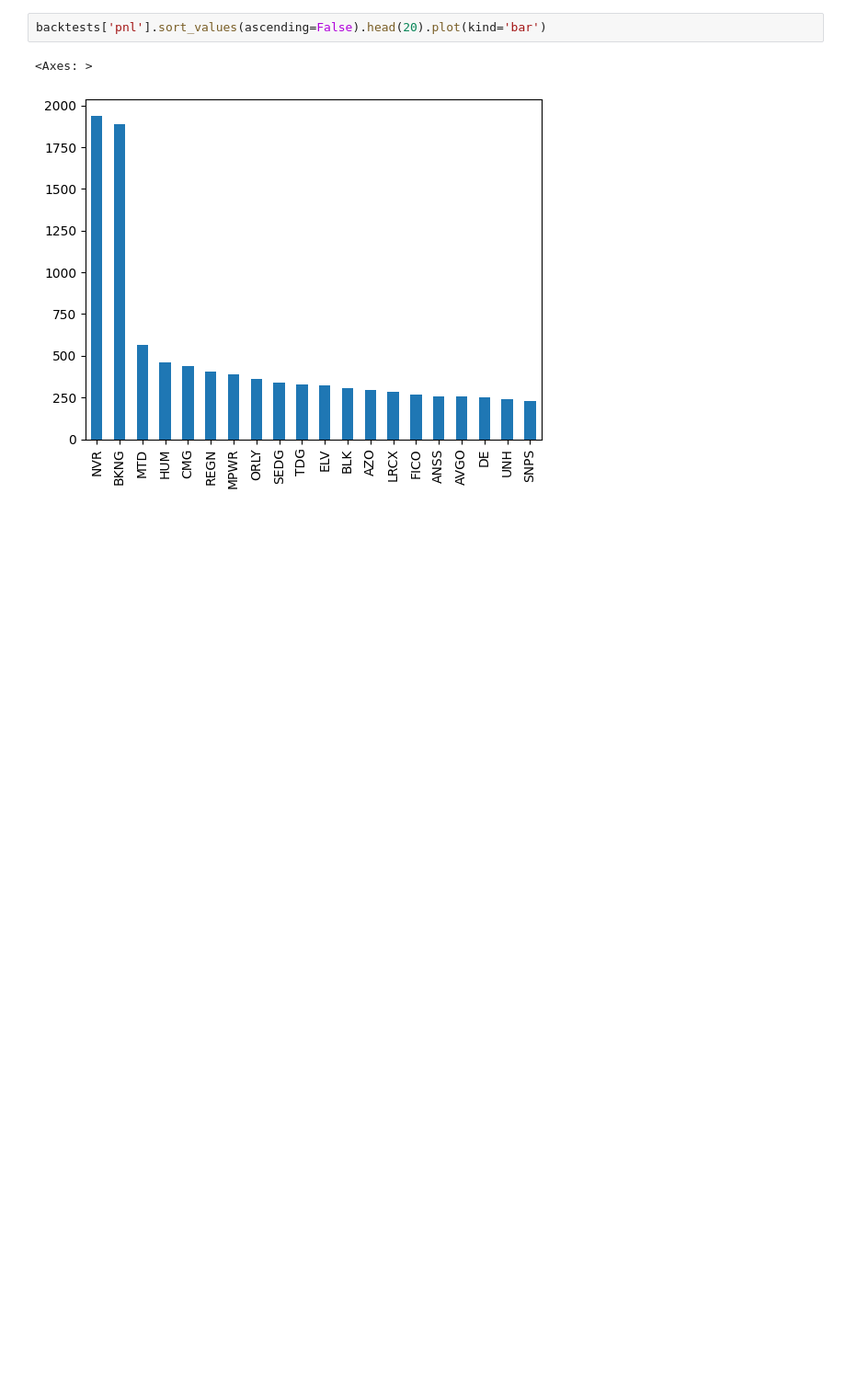
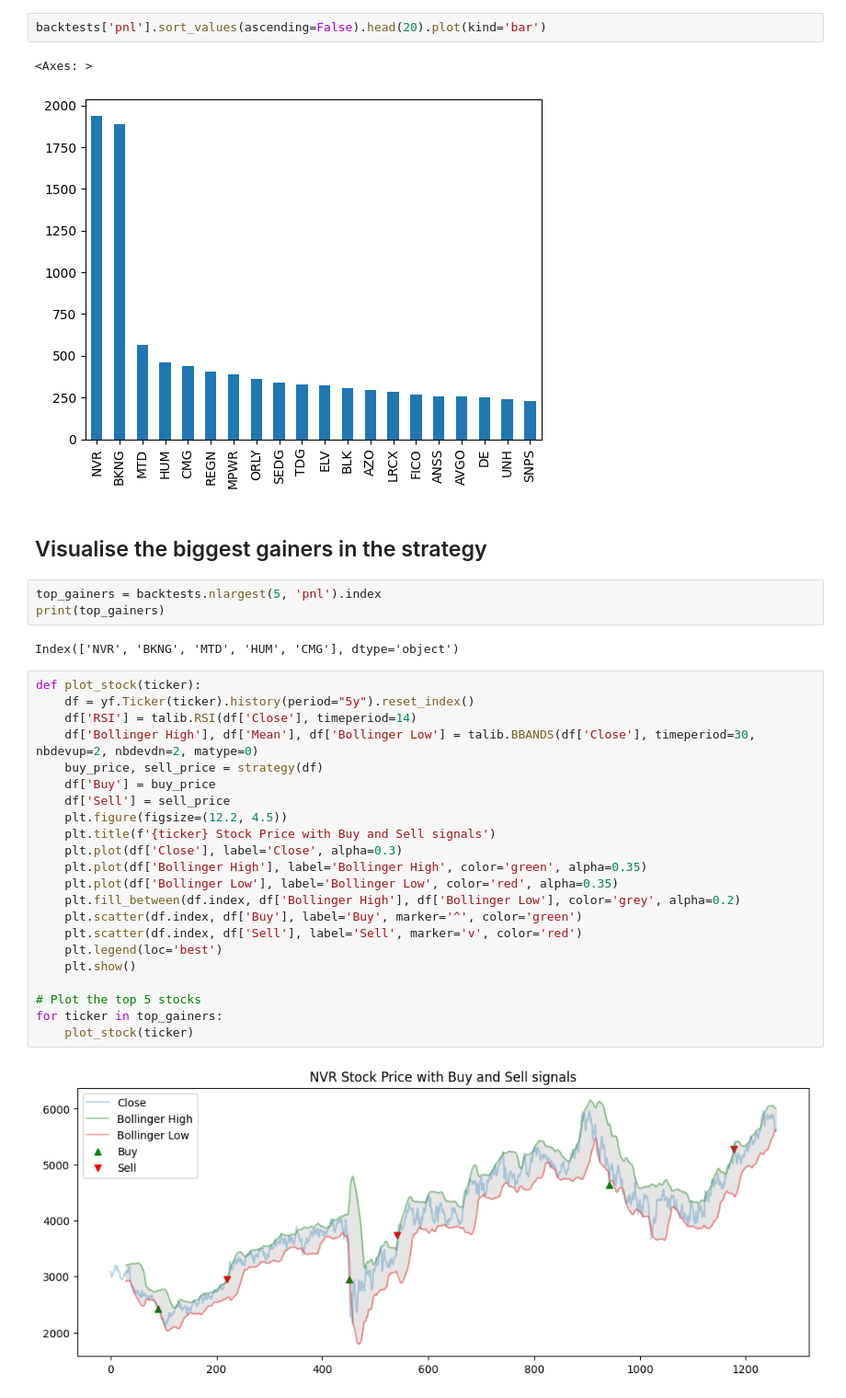
Before and after one commit to 123justinfung/PyStrats, a Jupyter notebook: Equity research/Bbands and RSI.ipynb, the cells around one changed output. Shown at 92% size. Saved outputs shown, nothing was run; the diff lists cells and outputs as text; blank space fills up the shorter version.

```diff
--- a/Equity research/Bbands and RSI.ipynb
+++ b/Equity research/Bbands and RSI.ipynb
@@ -296,3 +292,34 @@ backtests['pnl'].sort_values(ascending=False).head(20).plot(kind='bar')
 # %% [output]
 <Axes: >
 [figure]
+# %% [markdown]
+## Visualise the biggest gainers in the strategy
+# %%
+top_gainers = backtests.nlargest(5, 'pnl').index
+print(top_gainers)
+# %% [output]
+Index(['NVR', 'BKNG', 'MTD', 'HUM', 'CMG'], dtype='object')
+# %%
+def plot_stock(ticker):
+    df = yf.Ticker(ticker).history(period="5y").reset_index()
+    df['RSI'] = talib.RSI(df['Close'], timeperiod=14)
+    df['Bollinger High'], df['Mean'], df['Bollinger Low'] = talib.BBANDS(df['Close'], timeperiod=30, nbdevup=2, nbdevdn=2, matype=0)
+    buy_price, sell_price = strategy(df)
+    df['Buy'] = buy_price
+    df['Sell'] = sell_price
+    plt.figure(figsize=(12.2, 4.5))
+    plt.title(f'{ticker} Stock Price with Buy and Sell signals')
+    plt.plot(df['Close'], label='Close', alpha=0.3)
+    plt.plot(df['Bollinger High'], label='Bollinger High', color='green', alpha=0.35)
+    plt.plot(df['Bollinger Low'], label='Bollinger Low', color='red', alpha=0.35)
+    plt.fill_between(df.index, df['Bollinger High'], df['Bollinger Low'], color='grey', alpha=0.2)
+    plt.scatter(df.index, df['Buy'], label='Buy', marker='^', color='green')
+    plt.scatter(df.index, df['Sell'], label='Sell', marker='v', color='red')
+    plt.legend(loc='best')
+    plt.show()
+
+# Plot the top 5 stocks
+for ticker in top_gainers:
+    plot_stock(ticker)
+# %% [output]
+[figure, added]
```
Also changed, not shown: parts of 13 cells of this notebook.
